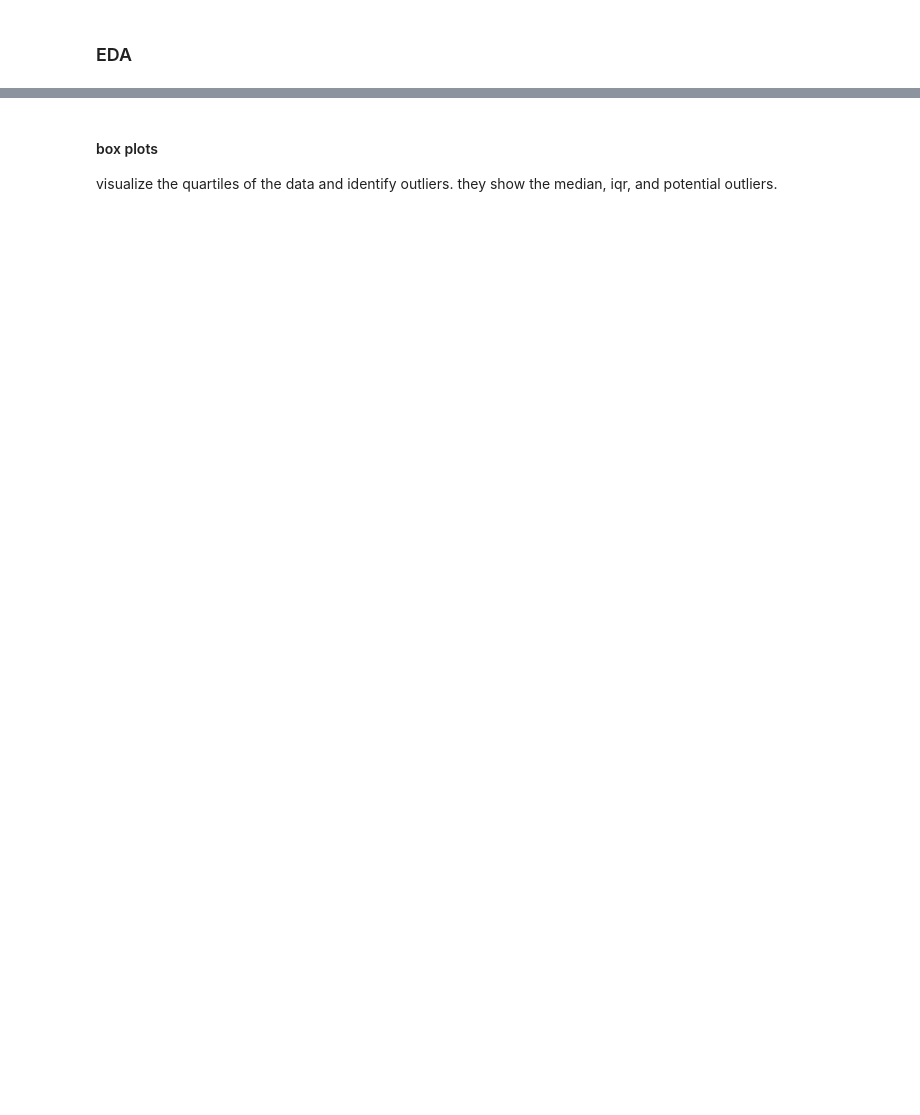
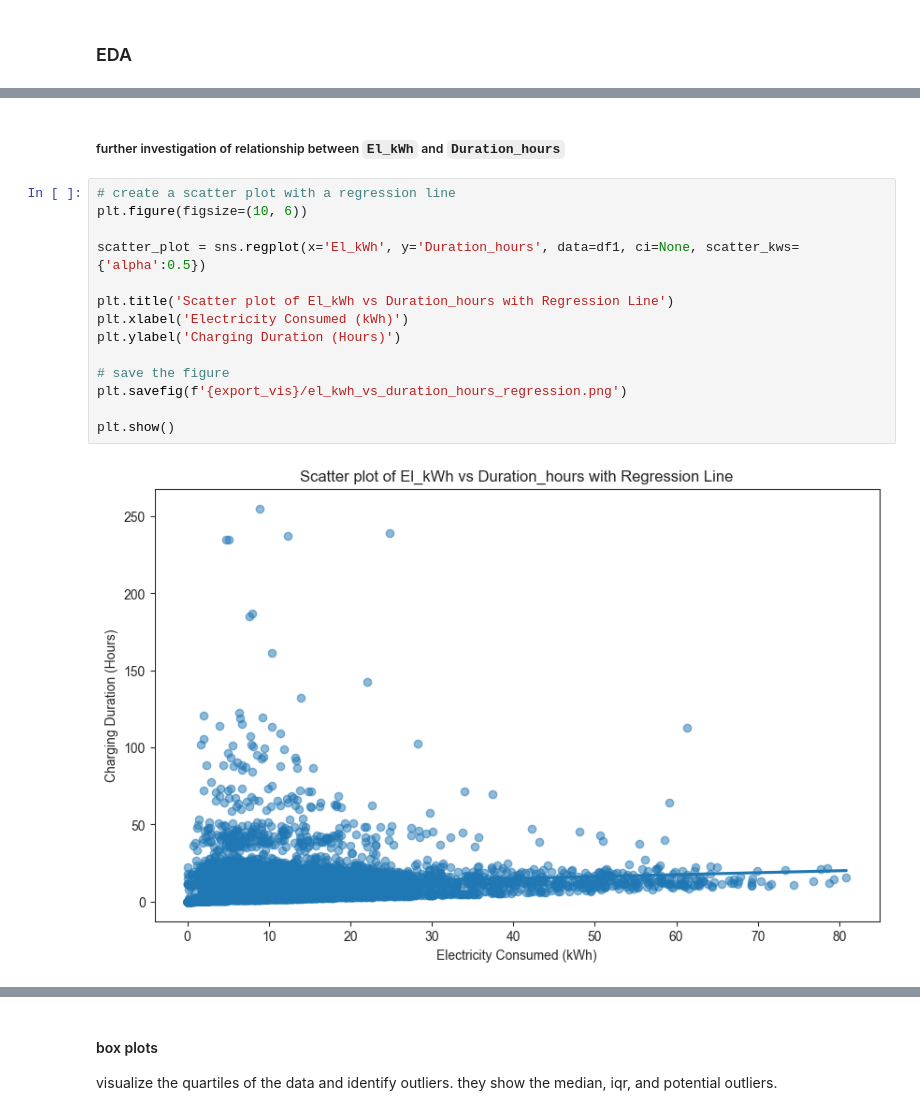
Before and after one commit to paperscissoroxie/evcharging, a Jupyter notebook: weatheronevcharging.ipynb, the cells around one changed output, grey strips where cells are left out. Drawn from its saved outputs; the diff is of its cells as text; blank space fills up the shorter version.

```diff
--- a/weatheronevcharging.ipynb
+++ b/weatheronevcharging.ipynb
@@ -410,0 +448,18 @@ other notes:
+# %% [markdown]
+##### further investigation of relationship between `El_kWh` and `Duration_hours`
+# %%
+# create a scatter plot with a regression line
+plt.figure(figsize=(10, 6))
+
+scatter_plot = sns.regplot(x='El_kWh', y='Duration_hours', data=df1, ci=None, scatter_kws={'alpha':0.5})
+
+plt.title('Scatter plot of El_kWh vs Duration_hours with Regression Line')
+plt.xlabel('Electricity Consumed (kWh)')
+plt.ylabel('Charging Duration (Hours)')
+
+# save the figure
+plt.savefig(f'{export_vis}/el_kwh_vs_duration_hours_regression.png')
+
+plt.show()
+# %% [output]
+[figure, added]
```
Also changed, not shown: parts of 25 cells of this notebook.
